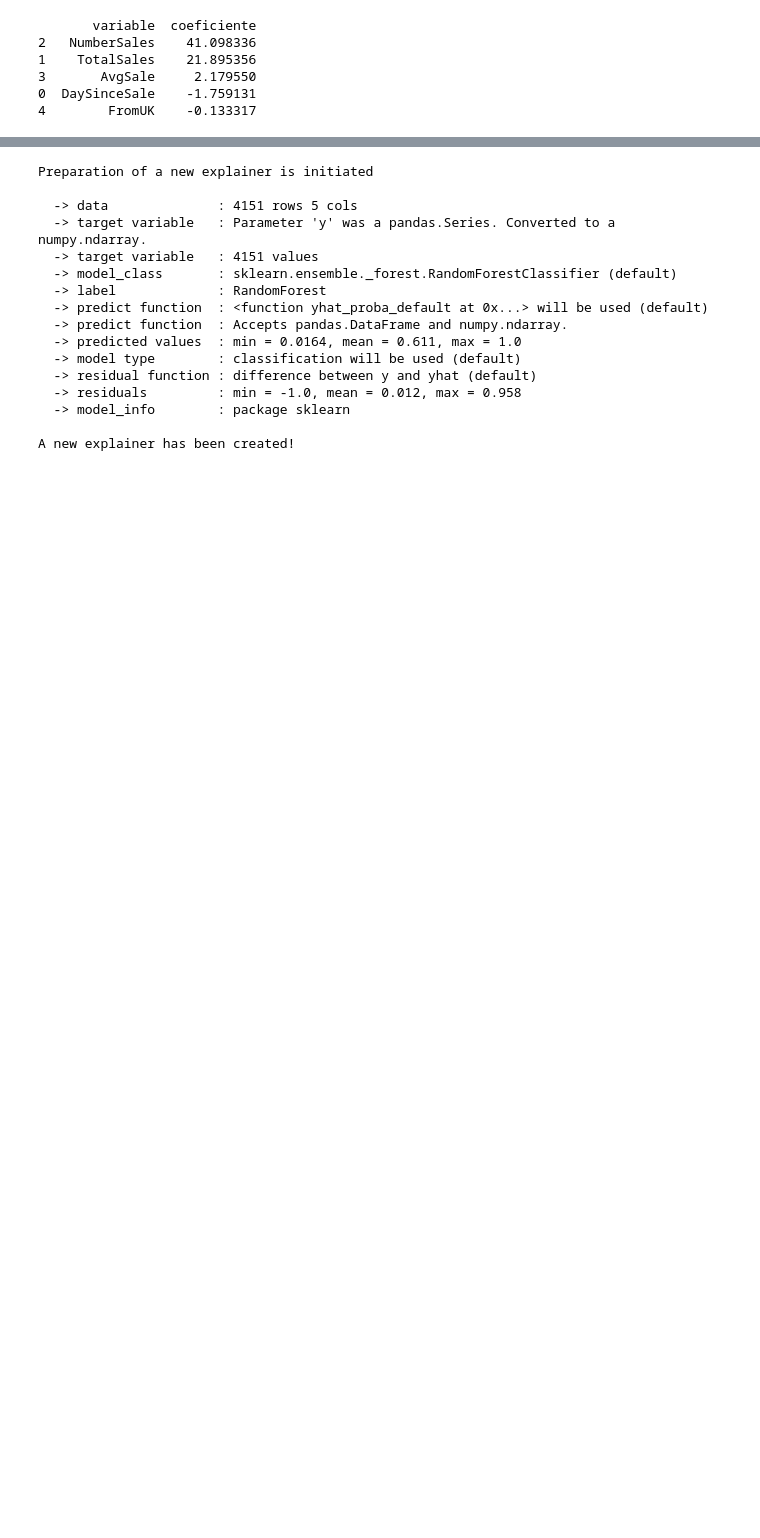
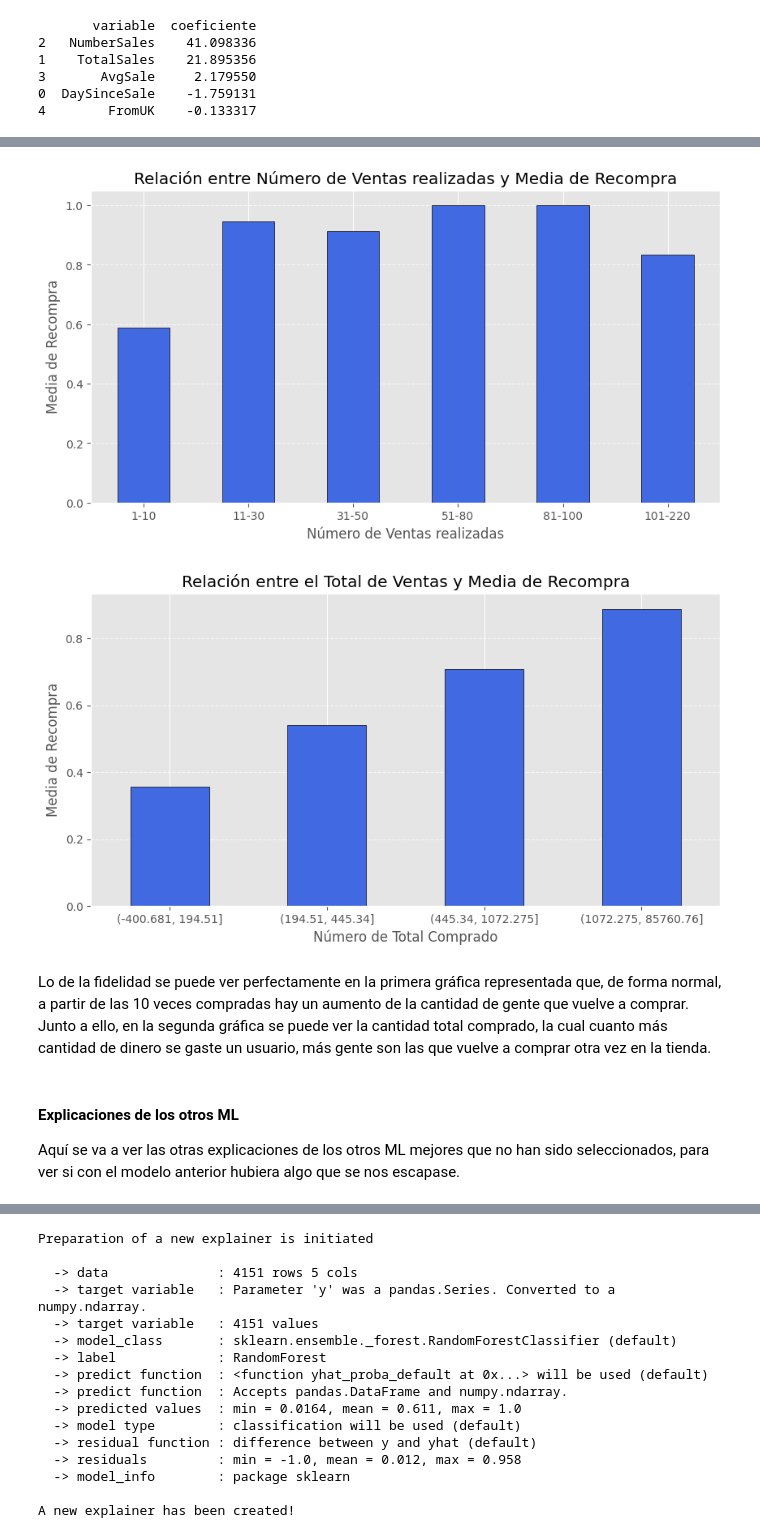
Before and after one commit to Ocnarf2070/practica_final_ML_Franco_Gonzalez, a Jupyter notebook: online_retail_II_EDA.ipynb, the cells around one changed output, grey strips where cells are left out. Saved outputs shown, nothing was run; the diff lists cells and outputs as text; code cells hidden in the pictures; blank space fills up the shorter version.

```diff
--- a/online_retail_II_EDA.ipynb
+++ b/online_retail_II_EDA.ipynb
@@ -1017,3 +1006,49 @@ plt.show()
+# %%
+# Calcular la media de 'Exited' para cada número de productos
+df_aux = df_cutoff_encoded.copy()
+df_aux['TotalSales'] = pd.qcut(df_cutoff_encoded['TotalSales'], q=4)
+bins = [1, 10, 30, 50, 80, 100, 220]  # Define bin edges
+labels = ['1-10', '11-30', '31-50', '51-80', '81-100', '101-220']
+df_aux['NumberSales'] = pd.cut(df_cutoff_encoded['NumberSales'], bins=bins, labels=labels, right=True, include_lowest=True)
+df_grouped = df_aux.groupby('NumberSales')['Revisited'].mean()
+
+# Generar gráfico de barras
+plt.figure(figsize=(10,5))
+df_grouped.plot(kind='bar', color='royalblue', edgecolor='black')
+
+# Personalización del gráfico
+plt.xlabel("Número de Ventas realizadas")
+plt.ylabel("Media de Recompra")
+plt.title("Relación entre Número de Ventas realizadas y Media de Recompra")
+plt.xticks(rotation=0)
+plt.grid(axis='y', linestyle='--', alpha=0.7)
+
+# Mostrar el gráfico
+plt.show()
+
+df_grouped = df_aux.groupby('TotalSales')['Revisited'].mean()
+
+# Generar gráfico de barras
+plt.figure(figsize=(10,5))
+df_grouped.plot(kind='bar', color='royalblue', edgecolor='black')
+
+# Personalización del gráfico
+plt.xlabel("Número de Total Comprado")
+plt.ylabel("Media de Recompra")
+plt.title("Relación entre el Total de Ventas y Media de Recompra")
+plt.xticks(rotation=0)
+plt.grid(axis='y', linestyle='--', alpha=0.7)
+
+# Mostrar el gráfico
+plt.show()
+# %% [output]
+[figure, added]
+[figure, added]
+# %% [markdown]
+Lo de la fidelidad se puede ver perfectamente en la primera gráfica representada que, de forma normal, a partir de las 10 veces compradas hay un aumento de la cantidad de gente que vuelve a comprar. Junto a ello, en la segunda gráfica se puede ver la cantidad total comprado, la cual cuanto más cantidad de dinero se gaste un usuario, más gente son las que vuelve a comprar otra vez en la tienda.
+# %% [markdown]
+#### Explicaciones de los otros ML
+Aquí se va a ver las otras explicaciones de los otros ML mejores que no han sido seleccionados, para ver si con el modelo anterior hubiera algo que se nos escapase.
 # %%
 from sklearn.tree import plot_tree
 plt.figure(figsize=(20,10))
```
Also changed, not shown: parts of 31 cells of this notebook.
